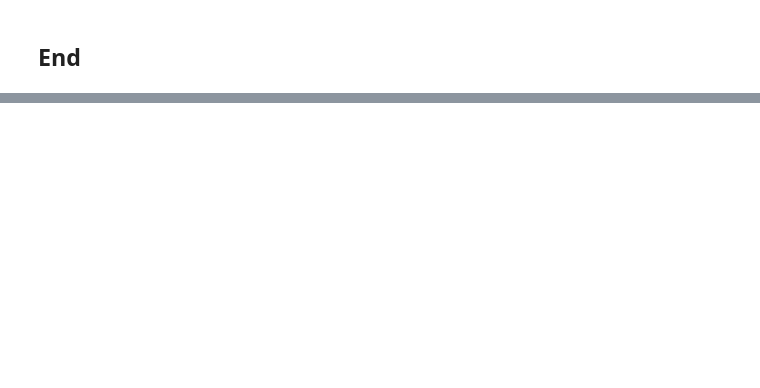
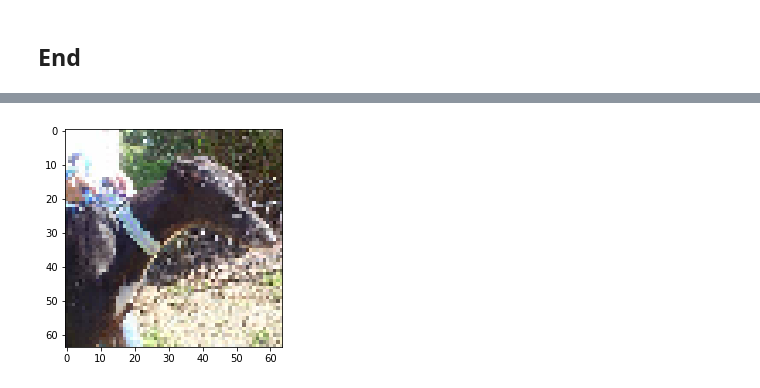
Before and after one commit to yanneta/deeplearning, a Jupyter notebook: nbs/dogscats_pt.ipynb, the cells around one changed output, grey strips where cells are left out. Drawn from its saved outputs; the diff is of its cells as text; code cells hidden in the pictures; blank space fills up the shorter version.

```diff
--- a/nbs/dogscats_pt.ipynb
+++ b/nbs/dogscats_pt.ipynb
@@ -74,0 +81,5 @@ PIL.Image.open(ds_scl.val_dl.dataset.fnames[0])
+# %%
+im=PIL.Image.open(data_full.path+'/'+data_full.val_dl.dataset.fnames[0])
+plt.imshow(cv2.resize(np.array(im), (64,64), interpolation=cv2.INTER_NEAREST));
+# %% [output]
+[figure, added]
```
Also changed, not shown: parts of 15 cells of this notebook, 9 other files.
